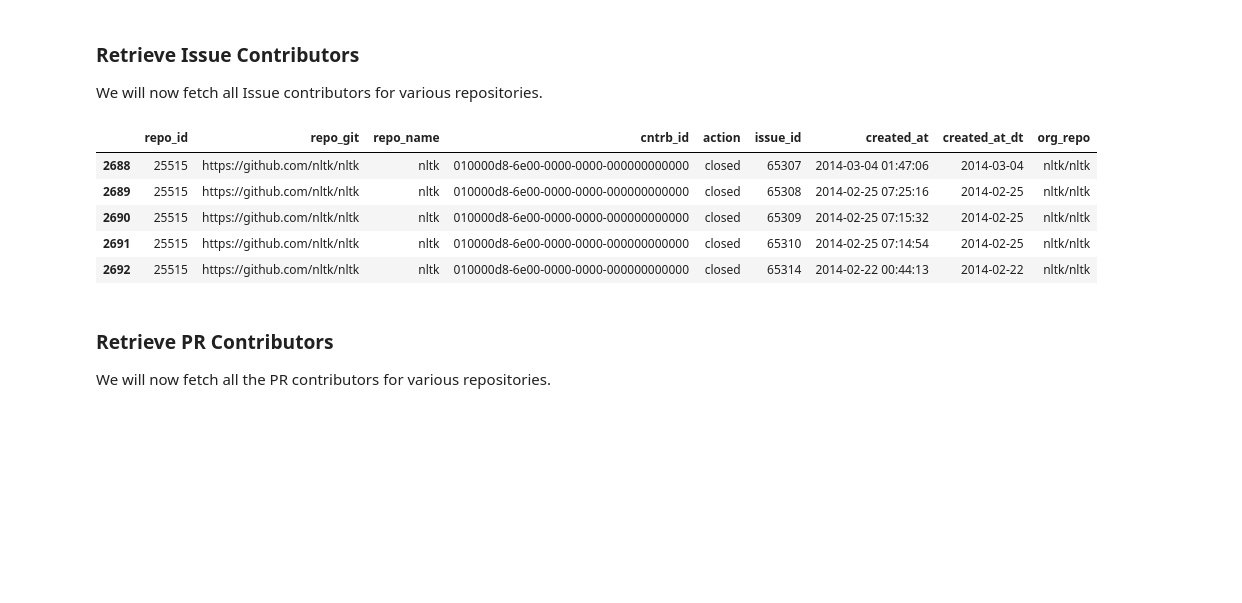
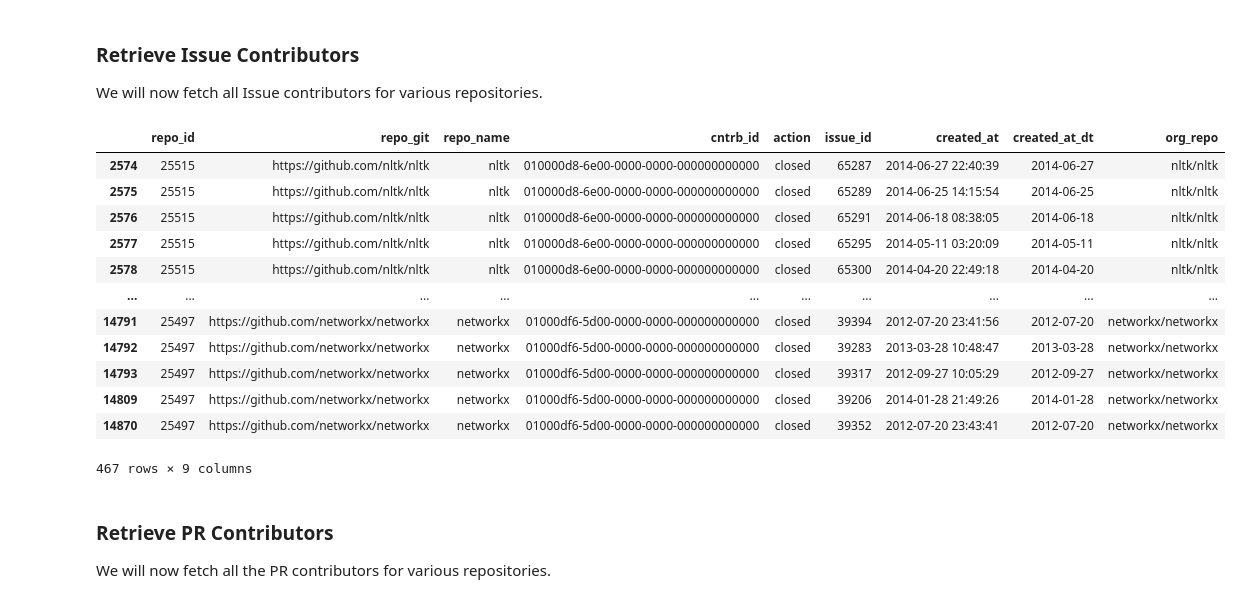
Before and after one commit to Prudhvivuda/Rappel, a Jupyter notebook: notebooks/emerging_ai_projects/relation_between_ai_projects.ipynb, the cells around one changed output. Saved outputs shown, nothing was run; the diff lists cells and outputs as text; code cells hidden in the pictures; blank space fills up the shorter version.

```diff
--- a/notebooks/emerging_ai_projects/relation_between_ai_projects.ipynb
+++ b/notebooks/emerging_ai_projects/relation_between_ai_projects.ipynb
@@ -39,7 +39,7 @@ engine = salc.create_engine(
     database_connection_string,
     connect_args={'options': '-csearch_path={}'.format(dbschema)})
 # %%
-READ_LOCALLY = False
+READ_LOCALLY = True
 # %% [markdown]
 ## Retrieve Available Repositories
 # %% [markdown]
@@ -112,7 +112,7 @@ We will now fetch all Issue contributors for various repositories.
 # %%
 if READ_LOCALLY:
 
-    issue_contrib = pd.read_pickle("ep_data/issue_contrib.pkl")
+    issue_contrib = pd.read_pickle("data/issue_contrib.pkl")
     issue_contrib['org_repo'] = issue_contrib['repo_git'].apply(lambda x: x.split("https://github.com/", 1)[1])
 
 else:
@@ -138,16 +138,23 @@ else:
     issue_contrib['org_repo'] = issue_contrib['repo_git'].apply(lambda x: x.split("https://github.com/", 1)[1])
 
     # Save the DataFrame to a pickle file
-    issue_contrib.to_pickle("issue_contrib.pkl")
+    issue_contrib.to_pickle("data/issue_contrib.pkl")
 # %%
-issue_contrib.head()
+issue_contrib
 # %% [output]
 |  | repo_id | repo_git | repo_name | cntrb_id | action | issue_id | created_at | created_at_dt | org_repo |
-| 2688 | 25515 | https://github.com/nltk/nltk | nltk | 010000d8-6e00-0000-0000-000000000000 | closed | 65307 | 2014-03-04 01:47:06 | 2014-03-04 | nltk/nltk |
-| 2689 | 25515 | https://github.com/nltk/nltk | nltk | 010000d8-6e00-0000-0000-000000000000 | closed | 65308 | 2014-02-25 07:25:16 | 2014-02-25 | nltk/nltk |
-| 2690 | 25515 | https://github.com/nltk/nltk | nltk | 010000d8-6e00-0000-0000-000000000000 | closed | 65309 | 2014-02-25 07:15:32 | 2014-02-25 | nltk/nltk |
-| 2691 | 25515 | https://github.com/nltk/nltk | nltk | 010000d8-6e00-0000-0000-000000000000 | closed | 65310 | 2014-02-25 07:14:54 | 2014-02-25 | nltk/nltk |
-| 2692 | 25515 | https://github.com/nltk/nltk | nltk | 010000d8-6e00-0000-0000-000000000000 | closed | 65314 | 2014-02-22 00:44:13 | 2014-02-22 | nltk/nltk |
+| 2574 | 25515 | https://github.com/nltk/nltk | nltk | 010000d8-6e00-0000-0000-000000000000 | closed | 65287 | 2014-06-27 22:40:39 | 2014-06-27 | nltk/nltk |
+| 2575 | 25515 | https://github.com/nltk/nltk | nltk | 010000d8-6e00-0000-0000-000000000000 | closed | 65289 | 2014-06-25 14:15:54 | 2014-06-25 | nltk/nltk |
+| 2576 | 25515 | https://github.com/nltk/nltk | nltk | 010000d8-6e00-0000-0000-000000000000 | closed | 65291 | 2014-06-18 08:38:05 | 2014-06-18 | nltk/nltk |
+| 2577 | 25515 | https://github.com/nltk/nltk | nltk | 010000d8-6e00-0000-0000-000000000000 | closed | 65295 | 2014-05-11 03:20:09 | 2014-05-11 | nltk/nltk |
+| 2578 | 25515 | https://github.com/nltk/nltk | nltk | 010000d8-6e00-0000-0000-000000000000 | closed | 65300 | 2014-04-20 22:49:18 | 2014-04-20 | nltk/nltk |
+| ... | ... | ... | ... | ... | ... | ... | ... | ... | ... |
+| 14791 | 25497 | https://github.com/networkx/networkx | networkx | 01000df6-5d00-0000-0000-000000000000 | closed | 39394 | 2012-07-20 23:41:56 | 2012-07-20 | networkx/networkx |
+| 14792 | 25497 | https://github.com/networkx/networkx | networkx | 01000df6-5d00-0000-0000-000000000000 | closed | 39283 | 2013-03-28 10:48:47 | 2013-03-28 | networkx/networkx |
+| 14793 | 25497 | https://github.com/networkx/networkx | networkx | 01000df6-5d00-0000-0000-000000000000 | closed | 39317 | 2012-09-27 10:05:29 | 2012-09-27 | networkx/networkx |
+| 14809 | 25497 | https://github.com/networkx/networkx | networkx | 01000df6-5d00-0000-0000-000000000000 | closed | 39206 | 2014-01-28 21:49:26 | 2014-01-28 | networkx/networkx |
+| 14870 | 25497 | https://github.com/networkx/networkx | networkx | 01000df6-5d00-0000-0000-000000000000 | closed | 39352 | 2012-07-20 23:43:41 | 2012-07-20 | networkx/networkx |
+467 rows × 9 columns
 # %% [markdown]
 ### Retrieve PR Contributors
 
```
Also changed, not shown: parts of 19 cells of this notebook, 11 other files.
